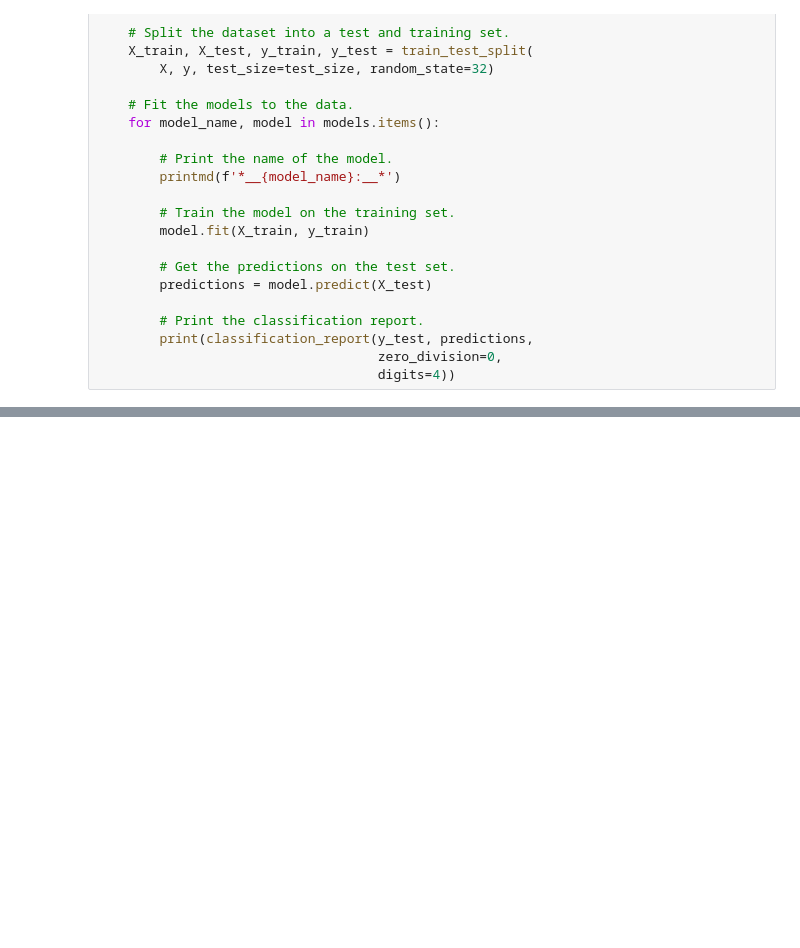
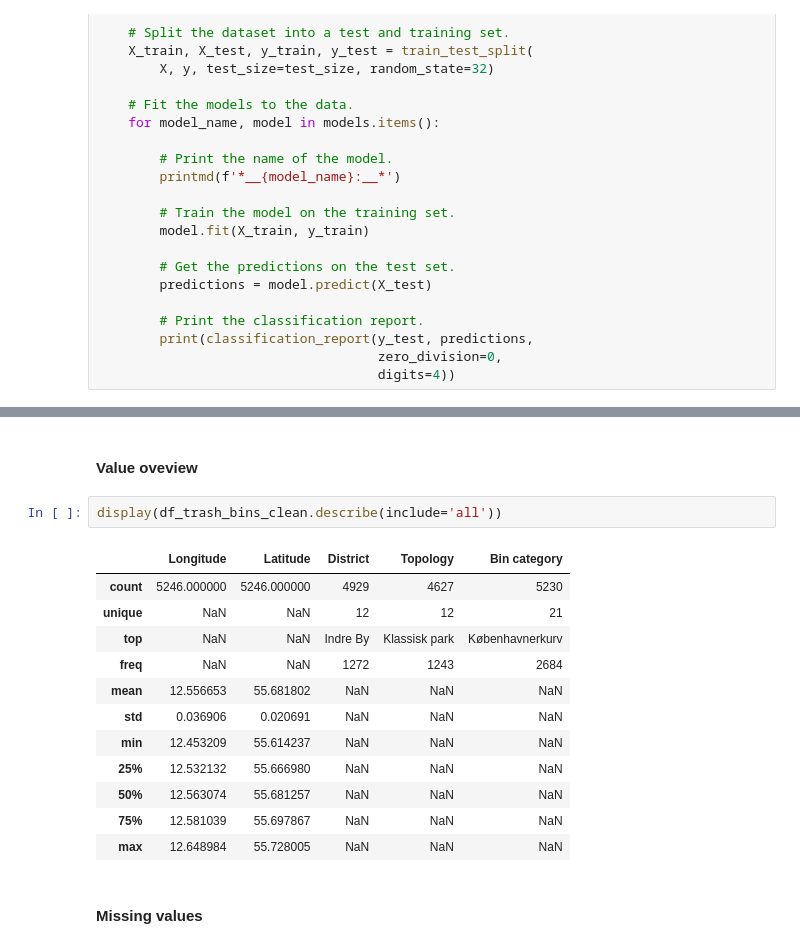
Before and after one commit to wojciechdk/social_data_analysis_and_visualization_final_project, a Jupyter notebook: explainer_notebook.ipynb, the cells around one changed output, grey strips where cells are left out. Drawn from its saved outputs; the diff is of its cells as text; blank space fills up the shorter version.

```diff
--- a/explainer_notebook.ipynb
+++ b/explainer_notebook.ipynb
@@ -199,0 +309,19 @@ path_sklearn_text_analysis_tutorial_root = path_resources_root / 'sklearn_text_a
+# %% [markdown]
+#### Value oveview
+# %%
+display(df_trash_bins_clean.describe(include='all'))
+# %% [output]
+|  | Longitude | Latitude | District | Topology | Bin category |
+| count | 5246.000000 | 5246.000000 | 4929 | 4627 | 5230 |
+| unique | NaN | NaN | 12 | 12 | 21 |
+| top | NaN | NaN | Indre By | Klassisk park | Københavnerkurv |
+| freq | NaN | NaN | 1272 | 1243 | 2684 |
+| mean | 12.556653 | 55.681802 | NaN | NaN | NaN |
+| std | 0.036906 | 0.020691 | NaN | NaN | NaN |
+| min | 12.453209 | 55.614237 | NaN | NaN | NaN |
+| 25% | 12.532132 | 55.666980 | NaN | NaN | NaN |
+| 50% | 12.563074 | 55.681257 | NaN | NaN | NaN |
+| 75% | 12.581039 | 55.697867 | NaN | NaN | NaN |
+| max | 12.648984 | 55.728005 | NaN | NaN | NaN |
+# %% [markdown]
+#### Missing values
```
Also changed, not shown: parts of 37 cells of this notebook, 1 other file.
